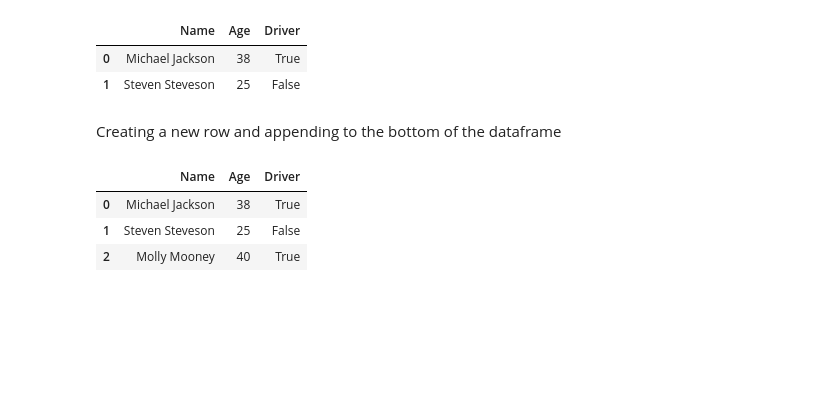
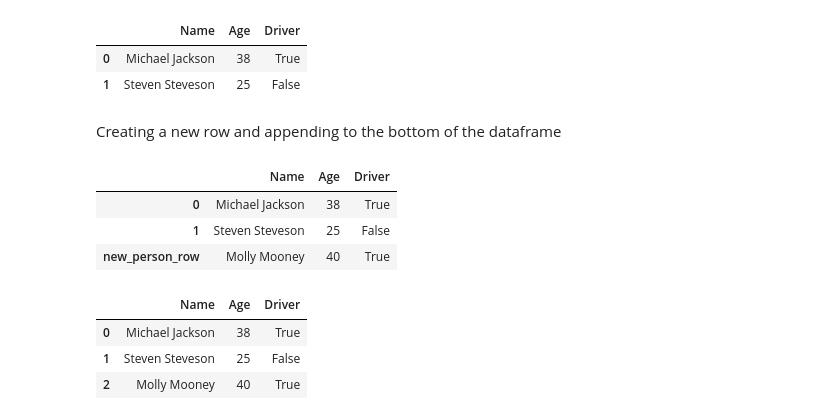
Before and after one commit to bipinthecoder/machine-learning-basics, a Jupyter notebook: ml_data_wrangling.ipynb, the cells around one changed output. Cells and saved outputs as stored; diff of their text form; code cells hidden in the pictures; blank space fills up the shorter version.

```diff
--- a/ml_data_wrangling.ipynb
+++ b/ml_data_wrangling.ipynb
@@ -39,4 +39,14 @@ dataframe
 | 1 | Steven Steveson | 25 | False |
 # %% [markdown]
 Creating a new row and appending to the bottom of the dataframe
+# %%
+new_person_row = pd.Series(data = ['Molly Mooney', 40, True], index = ['Name', 'Age', 'Driver'], name = 'new_person_row')
+
+#Appending to df with ignore_index = False PS: False by default if not specified
+dataframe.append(new_person_row, ignore_index=False)
+# %% [output]
+|  | Name | Age | Driver |
+| 0 | Michael Jackson | 38 | True |
+| 1 | Steven Steveson | 25 | False |
+| new_person_row | Molly Mooney | 40 | True |
 # %%
```
Also changed, not shown: parts of 9 cells of this notebook.
